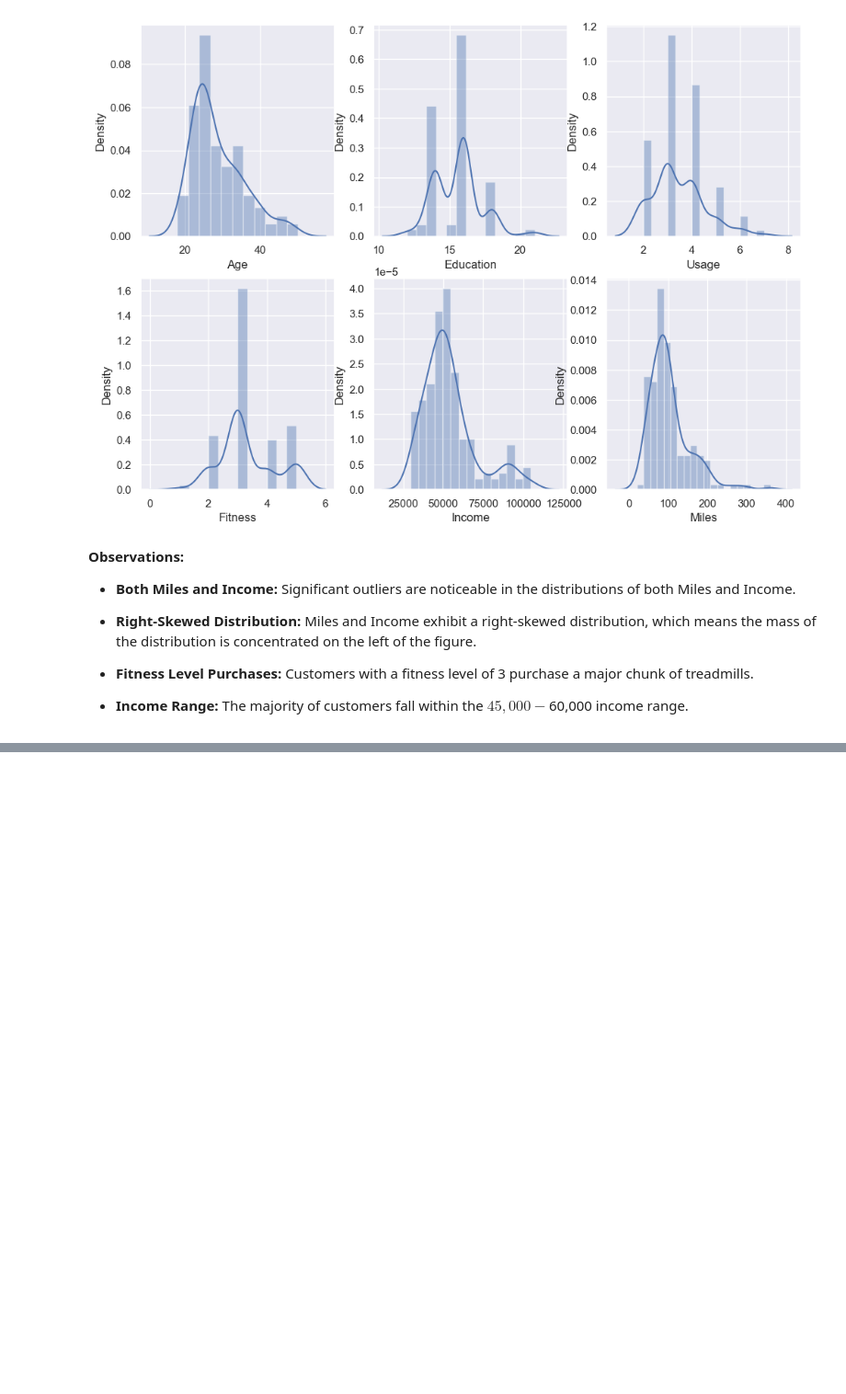
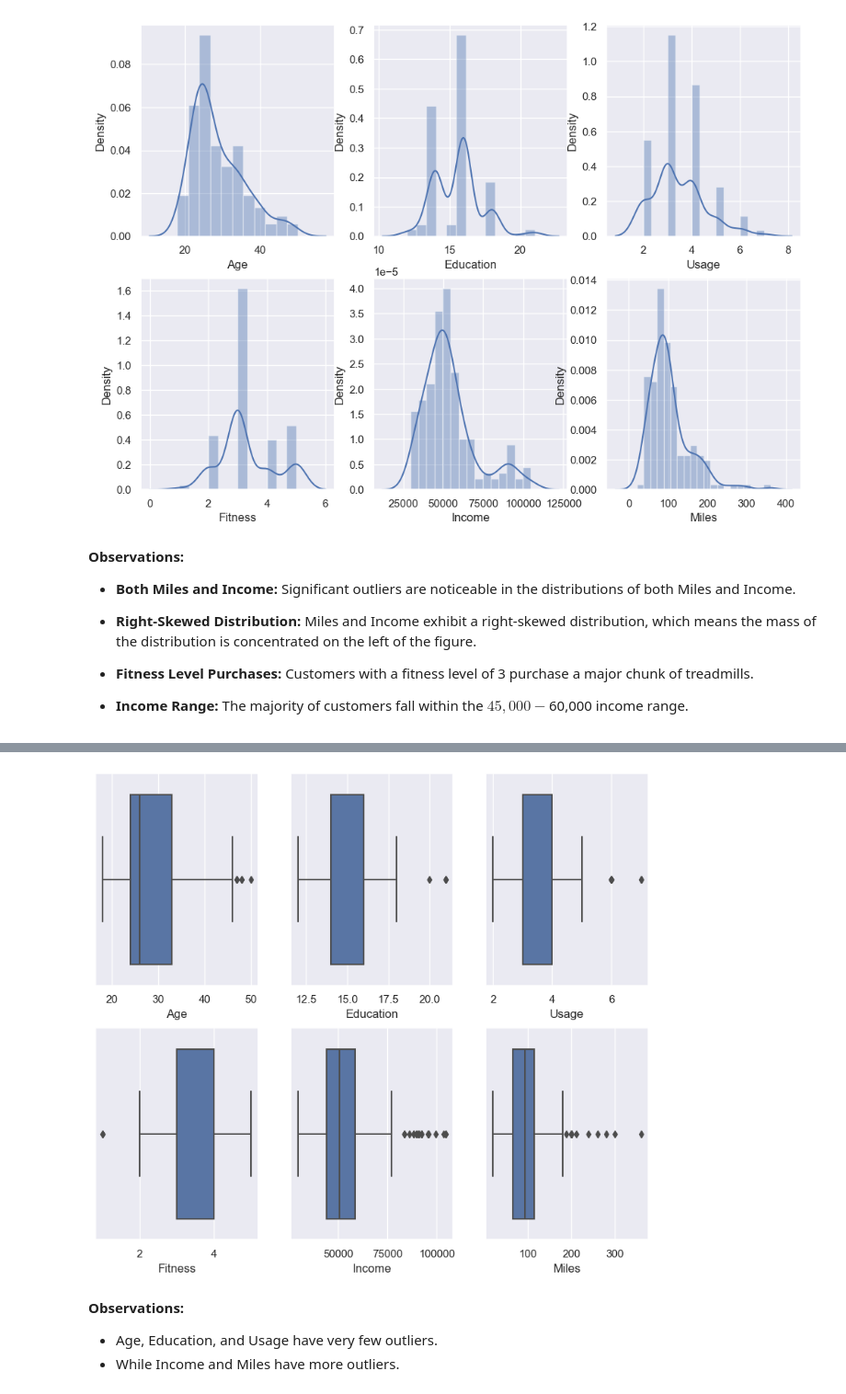
Before and after one commit to Senayitalazarb/Treadmill-buyer-profile-analysis, a Jupyter notebook: CustomerBehaviourAnalysis.ipynb, the cells around one changed output, grey strips where cells are left out. Shown at 92% size. Saved outputs shown, nothing was run; the diff lists cells and outputs as text; code cells hidden in the pictures; blank space fills up the shorter version.

```diff
--- a/CustomerBehaviourAnalysis.ipynb
+++ b/CustomerBehaviourAnalysis.ipynb
@@ -176,0 +210,19 @@ sns.distplot(df['Miles'], kde=True, ax=axis[1, 2])
+# %%
+
+fig, axis = plt.subplots(nrows=2, ncols=3, figsize=(10, 6))
+fig.subplots_adjust(top=1.2)
+
+sns.boxplot(data=df, x="Age", orient='h', ax=axis[0,0])
+sns.boxplot(data=df, x="Education", orient='h', ax=axis[0,1])
+sns.boxplot(data=df, x="Usage", orient='h', ax=axis[0,2])
+sns.boxplot(data=df, x="Fitness", orient='h', ax=axis[1,0])
+sns.boxplot(data=df, x="Income", orient='h', ax=axis[1,1])
+sns.boxplot(data=df, x="Miles", orient='h', ax=axis[1,2])
+plt.show()
+# %% [output]
+[figure, added]
+# %% [markdown]
+**Observations:**
+
+- Age, Education, and Usage have very few outliers.
+- While Income and Miles have more outliers.
```
Also changed, not shown: parts of 4 cells of this notebook.
